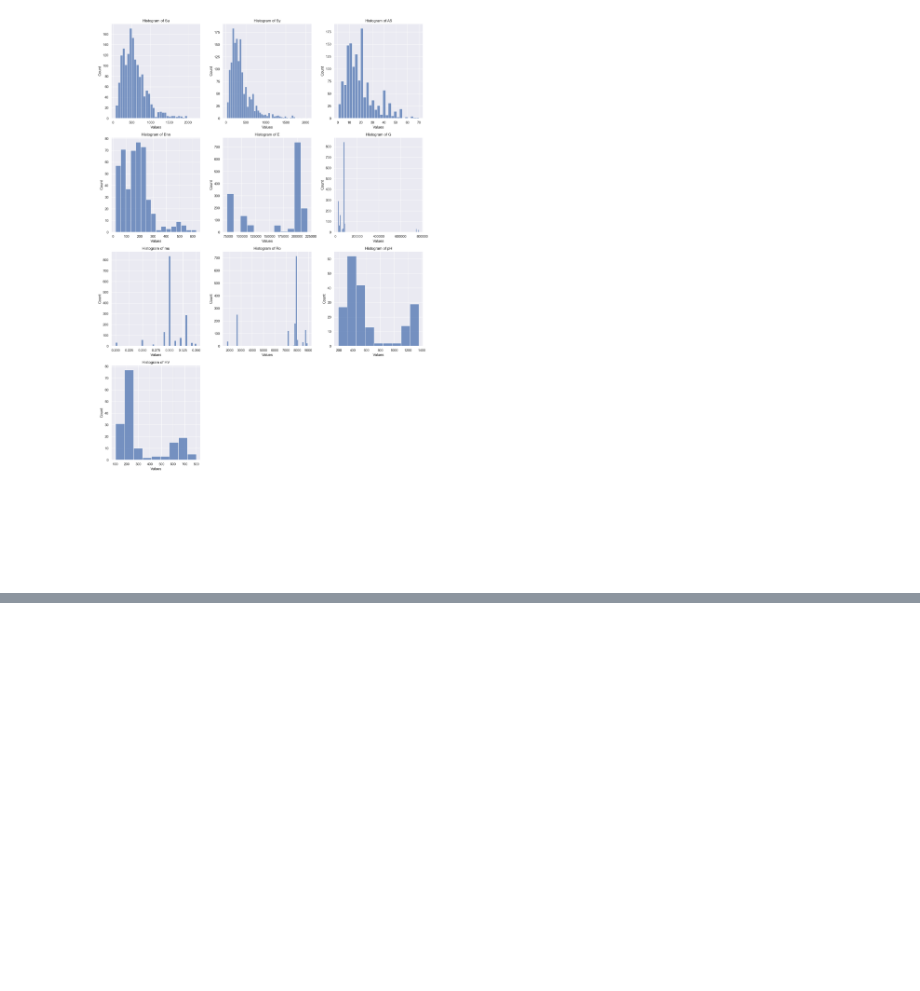
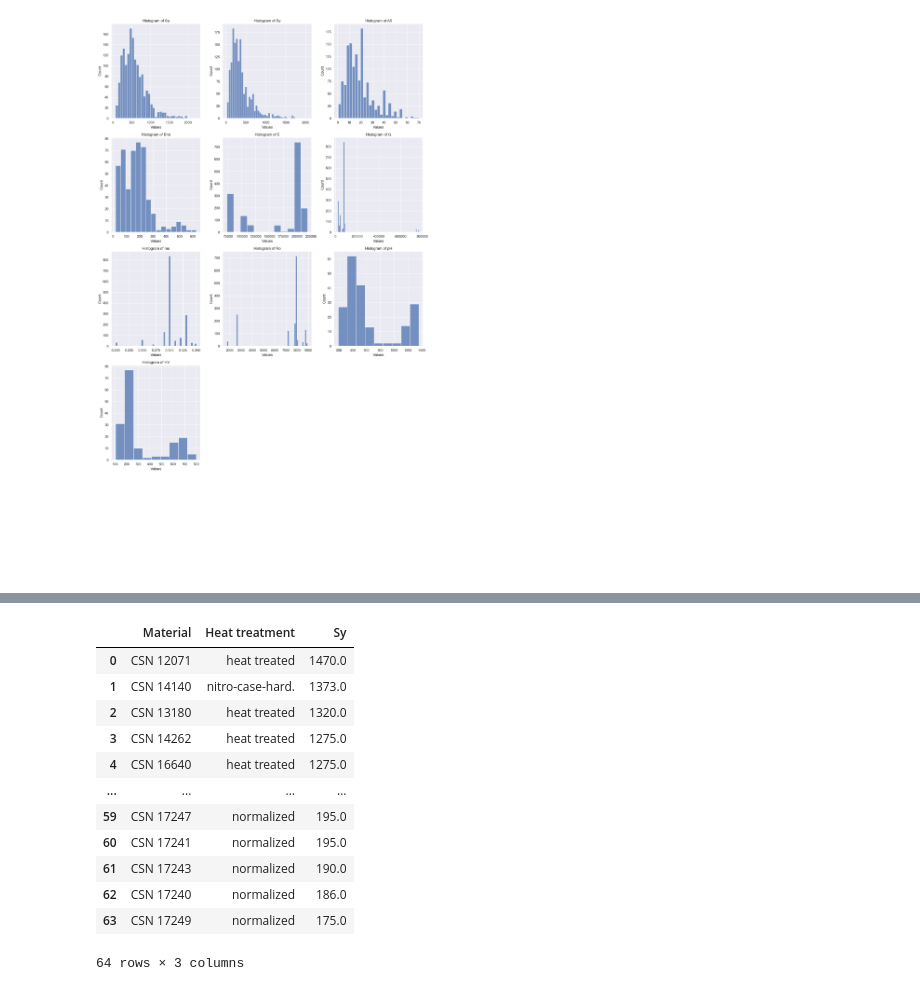
Before and after one commit to GALLP900/CodAcG_Github, a Jupyter notebook: Python_Projects/Materials Mechanical/MechanicalProperties.ipynb, the cells around one changed output, grey strips where cells are left out. Saved outputs shown, nothing was run; the diff lists cells and outputs as text; code cells hidden in the pictures; blank space fills up the shorter version.

```diff
--- a/Python_Projects/Materials Mechanical/MechanicalProperties.ipynb
+++ b/Python_Projects/Materials Mechanical/MechanicalProperties.ipynb
@@ -210,6 +236,20 @@ df_gost
 # %%
-df_csn = material_names(df, "CSN")
+df_csn = material_names(df_clean, "CSN")
 df_csn
+# %% [output]
+|  | Material | Heat treatment | Sy |
+| 0 | CSN 12071 | heat treated | 1470.0 |
+| 1 | CSN 14140 | nitro-case-hard. | 1373.0 |
+| 2 | CSN 13180 | heat treated | 1320.0 |
+| 3 | CSN 14262 | heat treated | 1275.0 |
+| 4 | CSN 16640 | heat treated | 1275.0 |
+| ... | ... | ... | ... |
+| 59 | CSN 17247 | normalized | 195.0 |
+| 60 | CSN 17241 | normalized | 195.0 |
+| 61 | CSN 17243 | normalized | 190.0 |
+| 62 | CSN 17240 | normalized | 186.0 |
+| 63 | CSN 17249 | normalized | 175.0 |
+64 rows × 3 columns
 # %%
 def standard_plots(df):
     """
```
Also changed, not shown: parts of 6 cells of this notebook.
